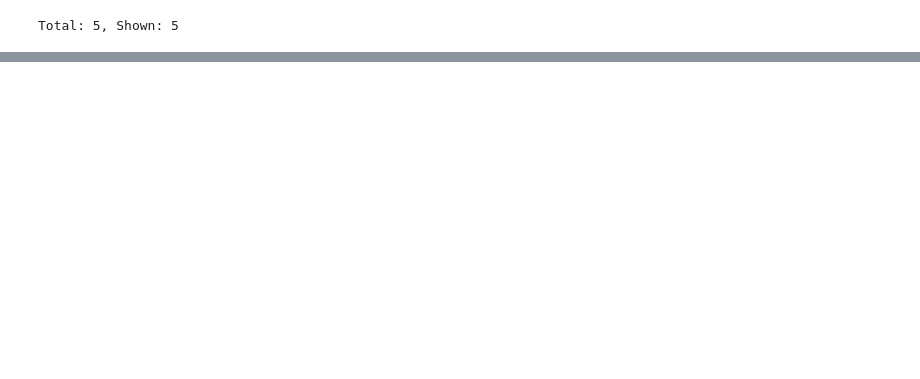
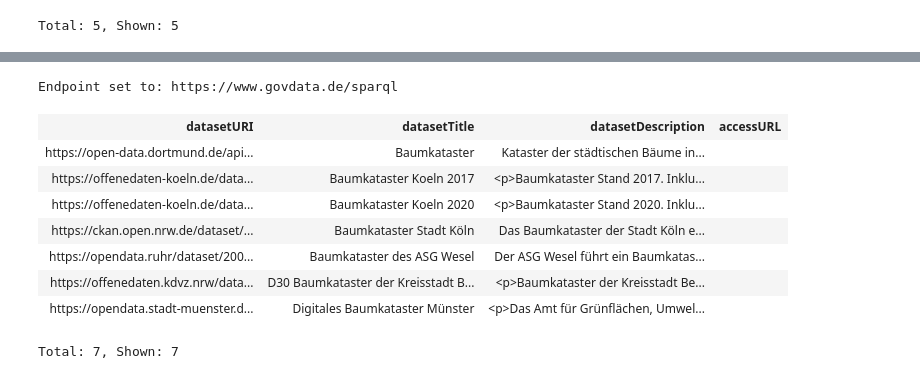
Before and after one commit to quadriga-dk/Tabelle-Fallstudie-2, a Jupyter notebook: FinaleForschungsfrage.ipynb, the cells around one changed output, grey strips where cells are left out. Saved outputs shown, nothing was run; the diff lists cells and outputs as text; code cells hidden in the pictures; blank space fills up the shorter version.

```diff
--- a/FinaleForschungsfrage.ipynb
+++ b/FinaleForschungsfrage.ipynb
@@ -305,0 +582,49 @@ Total: 5, Shown: 5
+# %%
+%endpoint https://www.govdata.de/sparql
+PREFIX dcat: <http://www.w3.org/ns/dcat#>
+PREFIX dct: <http://purl.org/dc/terms/>
+PREFIX dcatde: <http://dcat-ap.de/def/dcatde/>
+PREFIX rdfs: <http://www.w3.org/2000/01/rdf-schema#>
+PREFIX pg: <http://dcat-ap.de/def/politicalGeocoding/>
+
+SELECT ?datasetURI ?datasetTitle ?datasetDescription ?accessURL
+WHERE {
+  ?datasetURI a dcat:Dataset;
+              dct:title ?datasetTitle;
+              dct:description ?datasetDescription;
+              dcatde:contributorID <http://dcat-ap.de/def/contributors/openNRW>;
+              dct:modified ?modified.
+
+  OPTIONAL {
+    ?datasetURI dcat:catalog ?catalog.
+    ?datasetURI dcat:accessURL ?accessURL.
+  }
+
+  FILTER((LANG(?datasetTitle) = "" || LANG(?datasetTitle) = "de") && CONTAINS(LCASE(?datasetTitle), "baumkataster"))
+
+  FILTER(
+    CONTAINS(STR(?modified), "2015") ||
+    CONTAINS(STR(?modified), "2016") ||
+    CONTAINS(STR(?modified), "2017") ||
+    CONTAINS(STR(?modified), "2018") ||
+    CONTAINS(STR(?modified), "2019") ||
+    CONTAINS(STR(?modified), "2020") ||
+    CONTAINS(STR(?modified), "2021") ||
+    CONTAINS(STR(?modified), "2022") ||
+    CONTAINS(STR(?modified), "2023") ||
+    CONTAINS(STR(?modified), "2024") ||
+    CONTAINS(STR(?modified), "2025")
+  )
+}
+ORDER BY ?datasetTitle
+# %% [output]
+Endpoint set to: https://www.govdata.de/sparql
+| datasetURI | datasetTitle | datasetDescription | accessURL |
+| https://open-data.dortmund.de/api... | Baumkataster | Kataster der städtischen Bäume in... |  |
+| https://offenedaten-koeln.de/data... | Baumkataster Koeln 2017 | <p>Baumkataster Stand 2017. Inklu... |  |
+| https://offenedaten-koeln.de/data... | Baumkataster Koeln 2020 | <p>Baumkataster Stand 2020. Inklu... |  |
+| https://ckan.open.nrw.de/dataset/... | Baumkataster Stadt Köln | Das Baumkataster der Stadt Köln e... |  |
+| https://opendata.ruhr/dataset/200... | Baumkataster des ASG Wesel | Der ASG Wesel führt ein Baumkatas... |  |
+| https://offenedaten.kdvz.nrw/data... | D30 Baumkataster der Kreisstadt B... | <p>Baumkataster der Kreisstadt Be... |  |
+| https://opendata.stadt-muenster.d... | Digitales Baumkataster Münster | <p>Das Amt für Grünflächen, Umwel... |  |
+Total: 7, Shown: 7
```
Also changed, not shown: parts of 12 cells of this notebook, 2 other files.
